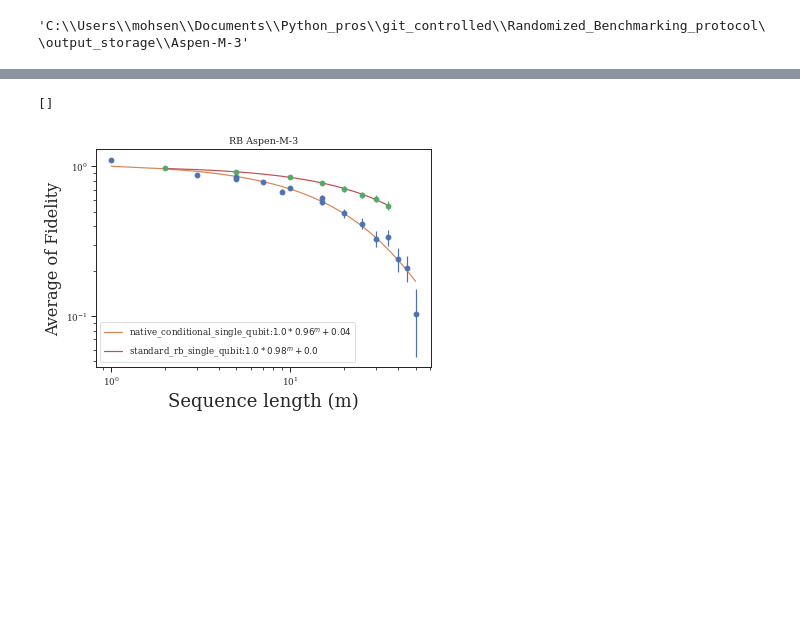
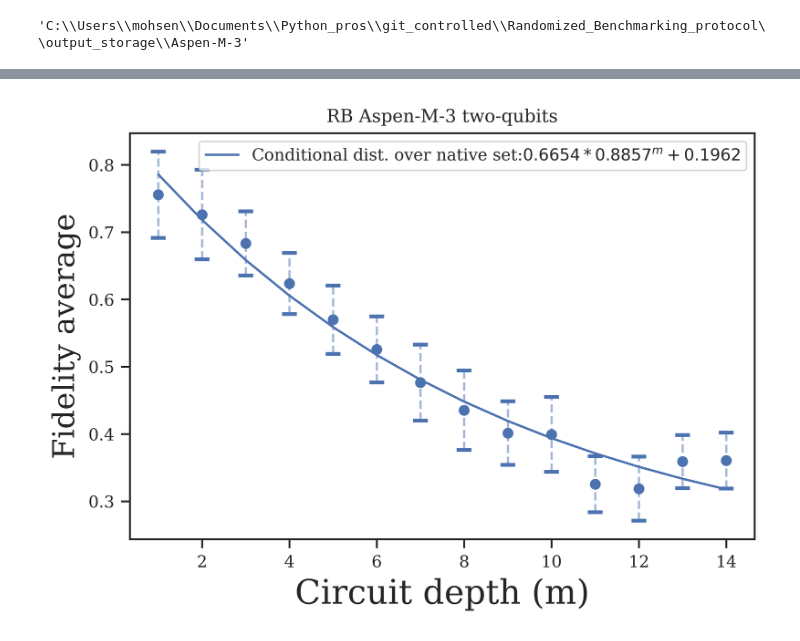
Before and after one commit to mmehrani/Randomized_Benchmarking_protocol, a Jupyter notebook: data_post_processing.ipynb, the cells around one changed output, grey strips where cells are left out. Cells and saved outputs as stored; diff of their text form; code cells hidden in the pictures; blank space fills up the shorter version.

```diff
--- a/data_post_processing.ipynb
+++ b/data_post_processing.ipynb
@@ -63,8 +78,11 @@ def capture_bench_arrays(dataframe, version_name):
 # %%
 df = capture_bench_dataframe(path)
 # %%
+df = filter_circuit_length(df)
 df = filter_large_errors(df)
 df = filter_seqs_shots_num(df, sequences_num=k_m, shots_num=n_m)
+# %%
+df = remove_duplicated_points(df)
 # %%
 bench_versions = df['protocol name'].unique()
 for version in bench_versions:
@@ -127,24 +122,25 @@ array(['native_conditional_single_qubit', 'standard_rb_single_qubit',
 # %%
-fig = plt.figure()
+fig = plt.figure(dpi = 800)
 ax = fig.add_subplot()
 
+fmt_list = ['o','^']
 # for version in ['native_conditional_single_qubit', 'standard_rb_non_uniform_single_qubit']:
 # for version in ['standard_rb_single_qubit', 'standard_rb_non_uniform_single_qubit']:
 # for version in ['standard_rb_single_qubit', 'native_conditional_single_qubit', 'standard_rb_non_uniform_single_qubit']:
-for version in ['standard_rb_single_qubit', 'native_conditional_single_qubit']:
+for i,version in enumerate(['standard_rb_single_qubit', 'native_conditional_single_qubit']):
 # for version in ['native_conditional_conditional_two_qubits']:
 # for version in ['native_conditional_single_qubit']:
 #     plot_bench_arrays(ax, version, epsilon)
     plot_decay(ordered_layers_dict[version][:], avg_fdlty_dict[version][:],
-               err_fdlty_dict[version][:], label = version, axes = ax)
+               err_fdlty_dict[version][:], fmt = fmt_list[i], label = version, axes = ax)
 
 # plt.loglog()
-ax.set_xlabel('Sequence length (m)', fontsize=18)
-ax.set_ylabel('Average of Fidelity', fontsize=16)
+ax.set_xlabel('Circuit depth (m)', fontsize=18)
+ax.set_ylabel('Fidelity average', fontsize=16)
 ax.set_title(r'RB {}'.format(noisy_machine))
 
 plt.legend()
 
 # plt.loglog()
-# fig.savefig(os.path.join(path, 'RB_{}.png'.format(target_qubits)))
+fig.savefig(os.path.join(path, 'RB_{}.png'.format(target_qubits)))
 # %% [output]
@@ -153,21 +148,30 @@ plt.legend()
 # %%
-fig = plt.figure()
+fig = plt.figure(dpi = 800)
 ax = fig.add_subplot()
 
-plot_decay(ordered_layers_dict['native_conditional_single_qubit'][:], (avg_fdlty_dict['native_conditional_single_qubit'][:] -0.76)/0.19,
-           err_fdlty_dict['native_conditional_single_qubit'][:], label = 'native_conditional_single_qubit', axes = ax)
-
-plot_decay(ordered_layers_dict['standard_rb_single_qubit'][:], (avg_fdlty_dict['standard_rb_single_qubit'][:] - 0.55)/0.41,
-           err_fdlty_dict['standard_rb_single_qubit'][:], label = 'standard_rb_single_qubit', axes = ax)
+fmt_list = ['o','^']
+labels_dict = {'standard_rb_single_qubit':'Compiler two-design',
+               'native_conditional_single_qubit':'Conditional dist. over native set',
+              'native_conditional_conditional_two_qubits':'Conditional dist. over native set'}
+# for version in ['native_conditional_single_qubit', 'standard_rb_non_uniform_single_qubit']:
+# for version in ['standard_rb_single_qubit', 'standard_rb_non_uniform_single_qubit']:
+# for version in ['standard_rb_single_qubit', 'native_conditional_single_qubit', 'standard_rb_non_uniform_single_qubit']:
+# for i,version in enumerate(['standard_rb_single_qubit', 'native_conditional_single_qubit']):
+for i,version in enumerate(['native_conditional_conditional_two_qubits']):
+# for version in ['native_conditional_single_qubit']:
+#     plot_bench_arrays(ax, version, epsilon)
+    plot_decay(ordered_layers_dict[version][:], avg_fdlty_dict[version][:],
+               err_fdlty_dict[version][:], fmt = fmt_list[i], label = labels_dict[version], axes = ax)
 
 # plt.loglog()
-ax.set_xlabel('Sequence length (m)', fontsize=18)
-ax.set_ylabel('Average of Fidelity', fontsize=16)
-ax.set_title(r'RB {}'.format(noisy_machine))
+ax.set_xlabel('Circuit depth (m)', fontsize=18)
+ax.set_ylabel('Fidelity average', fontsize=16)
+# ax.set_title(r'RB {} single-qubit'.format(noisy_machine))
+ax.set_title(r'RB {} two-qubits'.format(noisy_machine))
 
 plt.legend()
-plt.loglog()
-# fig.savefig(os.path.join(path, 'RB_{}.png'.format(target_qubits)))
+
+# plt.loglog()
+fig.savefig(os.path.join(path, 'RB_{}.png'.format(target_qubits)))
 # %% [output]
-[]
-[figure, old version]
+[figure, new version]
```
Also changed, not shown: parts of 6 cells of this notebook, 2 other files.
